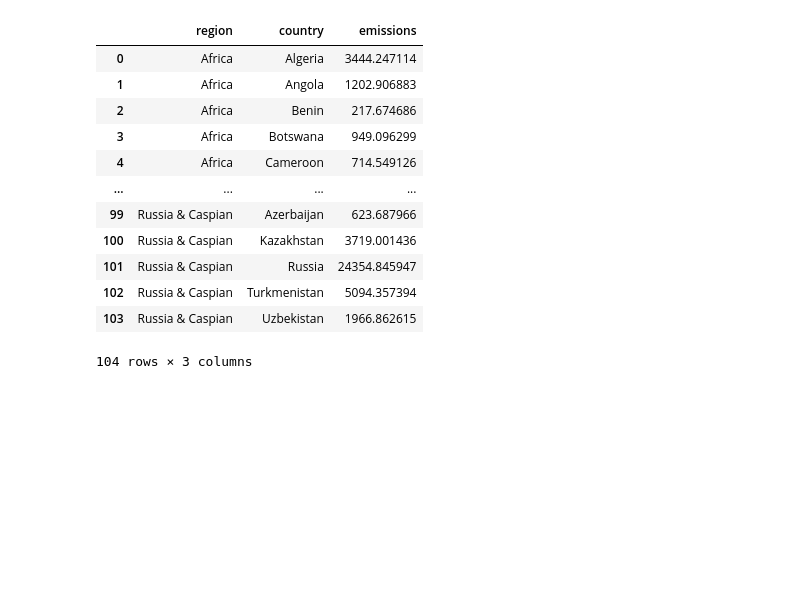
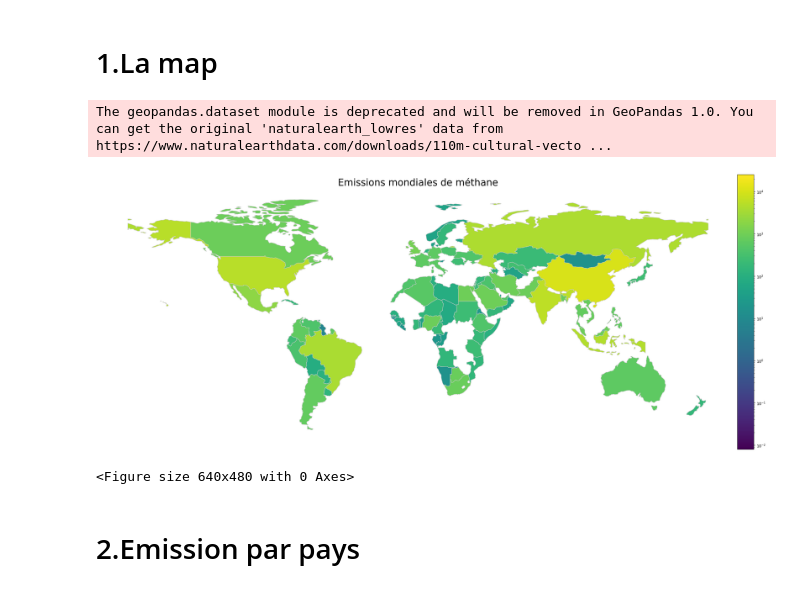
Before and after one commit to EliseCmd/Science_donnees, a Jupyter notebook: Projet.ipynb, the cells around one changed output. Saved outputs shown, nothing was run; the diff lists cells and outputs as text; code cells hidden in the pictures; blank space fills up the shorter version.

Commit message:
ajout fichiers

```diff
--- a/Projet.ipynb
+++ b/Projet.ipynb
@@ -202,23 +30,46 @@ Name: emissions, dtype: float64
-# %%
-import plotly.express as px
-filtered_data = data[data['region'] != 'World']
-filtered_data2 = filtered_data[filtered_data['segment'] == 'Total']
-
-# Ensuite, vous pouvez faire la somme des émissions par pays
-sum_by_country = filtered_data2.groupby(['region', 'country'])['emissions'].sum().reset_index()
-sum_by_country
-# %% [output]
-|  | region | country | emissions |
-| 0 | Africa | Algeria | 3444.247114 |
-| 1 | Africa | Angola | 1202.906883 |
-| 2 | Africa | Benin | 217.674686 |
-| 3 | Africa | Botswana | 949.096299 |
-| 4 | Africa | Cameroon | 714.549126 |
-| ... | ... | ... | ... |
-| 99 | Russia & Caspian | Azerbaijan | 623.687966 |
-| 100 | Russia & Caspian | Kazakhstan | 3719.001436 |
-| 101 | Russia & Caspian | Russia | 24354.845947 |
-| 102 | Russia & Caspian | Turkmenistan | 5094.357394 |
-| 103 | Russia & Caspian | Uzbekistan | 1966.862615 |
-104 rows × 3 columns
+# %% [markdown]
+# 1.La map
+# %%
+data = pd.read_csv("Methane_final.csv", sep=",")
+#On supprime les colonnes qui ne sont pas utiles
+data=data.drop(columns=["baseYear"])
+data=data.drop(columns=["notes"])
+data=data.drop(columns=["Unnamed: 0"])
+#On supprime les lignes qui ne sont pas utiles
+data = data[(data['country'] != 'European Union') & (data['country'] != 'Other EU7 countries')& (data['country'] != 'Other EU17 countries')& (data['country'] != 'World')]
+data1 = data[data['segment'] == 'Total']
+#data1.to_csv("nouv.csv", index=False) # On enregistre le nouveau fichier nettoyé
+# %%
+world = geopandas.read_file(geopandas.datasets.get_path('naturalearth_lowres')) #On charge un GeoDataFrame appelé 'world', qui contient des informations géographiques sur les pays du monde, à partir de l'ensemble de données 'naturalearth_lowres' fourni avec GeoPandas
+#On remplace les noms qui ne correspondent pas entre notre jeu de données et le GeoDataFrame de Geopandas
+world['name'] = world['name'].replace('United States of America', 'United States')
+world['continent'] = world['continent'].replace('South America', 'Central and South America')
+world['continent'] = world['continent'].replace('Asia', 'Asia Pacific')
+
+merged_data = world.merge(data1,  left_on='name', right_on='country')
+# Liste des colonnes à supprimer
+colonnes_a_supprimer = ['pop_est', 'continent', 'name','iso_a3','gdp_md_est']
+# Supprimer les colonnes spécifiées
+merged_data = merged_data.drop(colonnes_a_supprimer, axis=1)
+
+# Créer une figure et un axe
+fig, ax = plt.subplots(1, 1, figsize=(30, 20))
+
+# Utiliser la méthode plot de geopandas pour créer la carte
+merged_data.plot(column='emissions',
+                  cmap='viridis',
+                  linewidth=0.8, ax=ax, edgecolor='0.8',
+                  norm=mplc.LogNorm(vmin=merged_data['emissions'].min(), vmax=merged_data['emissions'].max()),
+                  legend=True, cax=plt.axes([0.9, 0.25, 0.02, 0.5]))
+
+ax.axis(False)
+ax.set_title('Emissions mondiales de méthane', fontdict={'fontsize': '25', 'fontweight' : '3'})
+plt.show()
+plt.savefig("carte.png")
+# %% [output]
+The geopandas.dataset module is deprecated and will be removed in GeoPandas 1.0. You can get the original 'naturalearth_lowres' data from https://www.naturalearthdata.com/downloads/110m-cultural-vecto ...
+[figure, added]
+<Figure size 640x480 with 0 Axes>
+# %% [markdown]
+# 2.Emission par pays
 # %%
```
Also changed, not shown: parts of 21 cells of this notebook, 2 other files.
